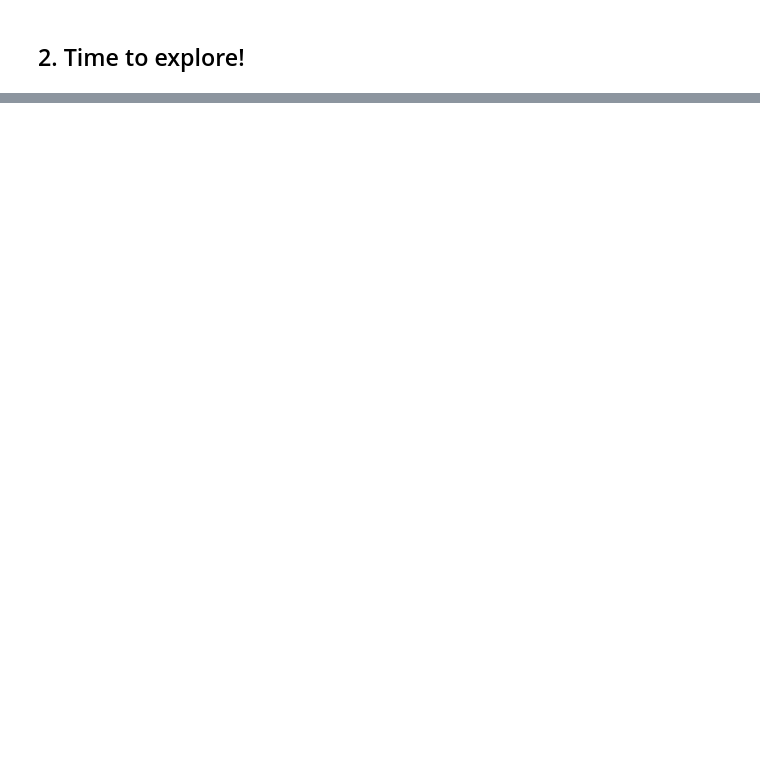
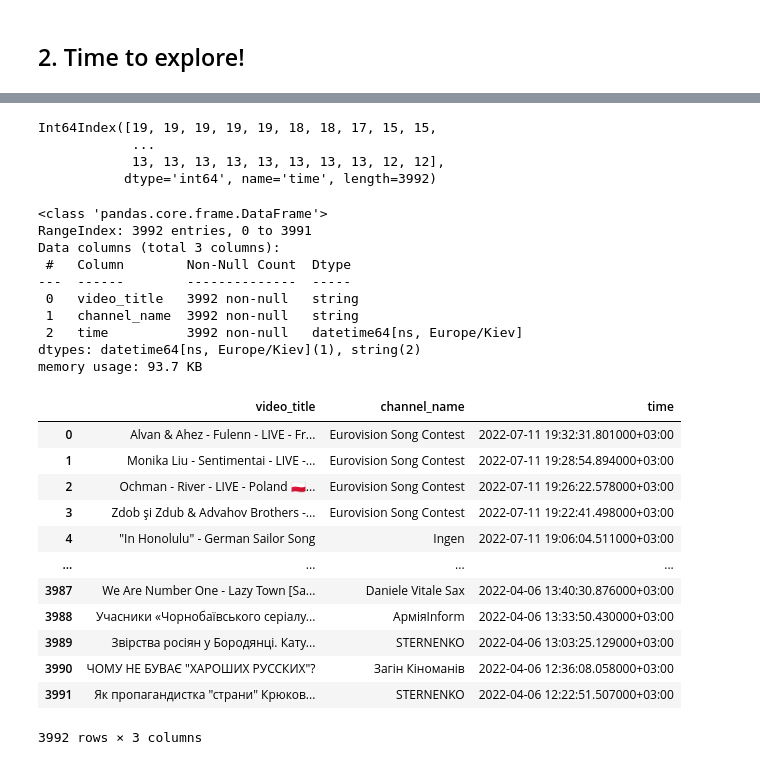
Before and after one commit to SanAntonik/yt_activity_analysis, a Jupyter notebook: explore.ipynb, the cells around one changed output, grey strips where cells are left out. Saved outputs shown, nothing was run; the diff lists cells and outputs as text; code cells hidden in the pictures; blank space fills up the shorter version.

Commit message:
Change 'time' col timezone from UTC to Europe/Kyiv

```diff
--- a/explore.ipynb
+++ b/explore.ipynb
@@ -22,0 +64,38 @@ df.head(5)
+# %%
+df["time"]
+pd.DatetimeIndex(df['time']).hour # get hour from datetime
+# %% [output]
+Int64Index([19, 19, 19, 19, 19, 18, 18, 17, 15, 15,
+            ...
+            13, 13, 13, 13, 13, 13, 13, 13, 12, 12],
+           dtype='int64', name='time', length=3992)
+# %%
+# Europe/Kiev
+df.info()
+df["time"] = df["time"].dt.tz_convert('Europe/Kiev')
+df["time"]
+df
+# %% [output]
+<class 'pandas.core.frame.DataFrame'>
+RangeIndex: 3992 entries, 0 to 3991
+Data columns (total 3 columns):
+ #   Column        Non-Null Count  Dtype
+---  ------        --------------  -----
+ 0   video_title   3992 non-null   string
+ 1   channel_name  3992 non-null   string
+ 2   time          3992 non-null   datetime64[ns, Europe/Kiev]
+dtypes: datetime64[ns, Europe/Kiev](1), string(2)
+memory usage: 93.7 KB
+|  | video_title | channel_name | time |
+| 0 | Alvan & Ahez - Fulenn - LIVE - Fr... | Eurovision Song Contest | 2022-07-11 19:32:31.801000+03:00 |
+| 1 | Monika Liu - Sentimentai - LIVE -... | Eurovision Song Contest | 2022-07-11 19:28:54.894000+03:00 |
+| 2 | Ochman - River - LIVE - Poland 🇵🇱... | Eurovision Song Contest | 2022-07-11 19:26:22.578000+03:00 |
+| 3 | Zdob şi Zdub & Advahov Brothers -... | Eurovision Song Contest | 2022-07-11 19:22:41.498000+03:00 |
+| 4 | "In Honolulu" - German Sailor Song | Ingen | 2022-07-11 19:06:04.511000+03:00 |
+| ... | ... | ... | ... |
+| 3987 | We Are Number One - Lazy Town [Sa... | Daniele Vitale Sax | 2022-04-06 13:40:30.876000+03:00 |
+| 3988 | Учасники «Чорнобаївського серіалу... | АрміяInform | 2022-04-06 13:33:50.430000+03:00 |
+| 3989 | Звірства росіян у Бородянці. Кату... | STERNENKO | 2022-04-06 13:03:25.129000+03:00 |
+| 3990 | ЧОМУ НЕ БУВАЄ "ХАРОШИХ РУССКИХ"? | Загін Кіноманів | 2022-04-06 12:36:08.058000+03:00 |
+| 3991 | Як пропагандистка "страни" Крюков... | STERNENKO | 2022-04-06 12:22:51.507000+03:00 |
+3992 rows × 3 columns
```
Also changed, not shown: parts of 4 cells of this notebook, 1 other file.
